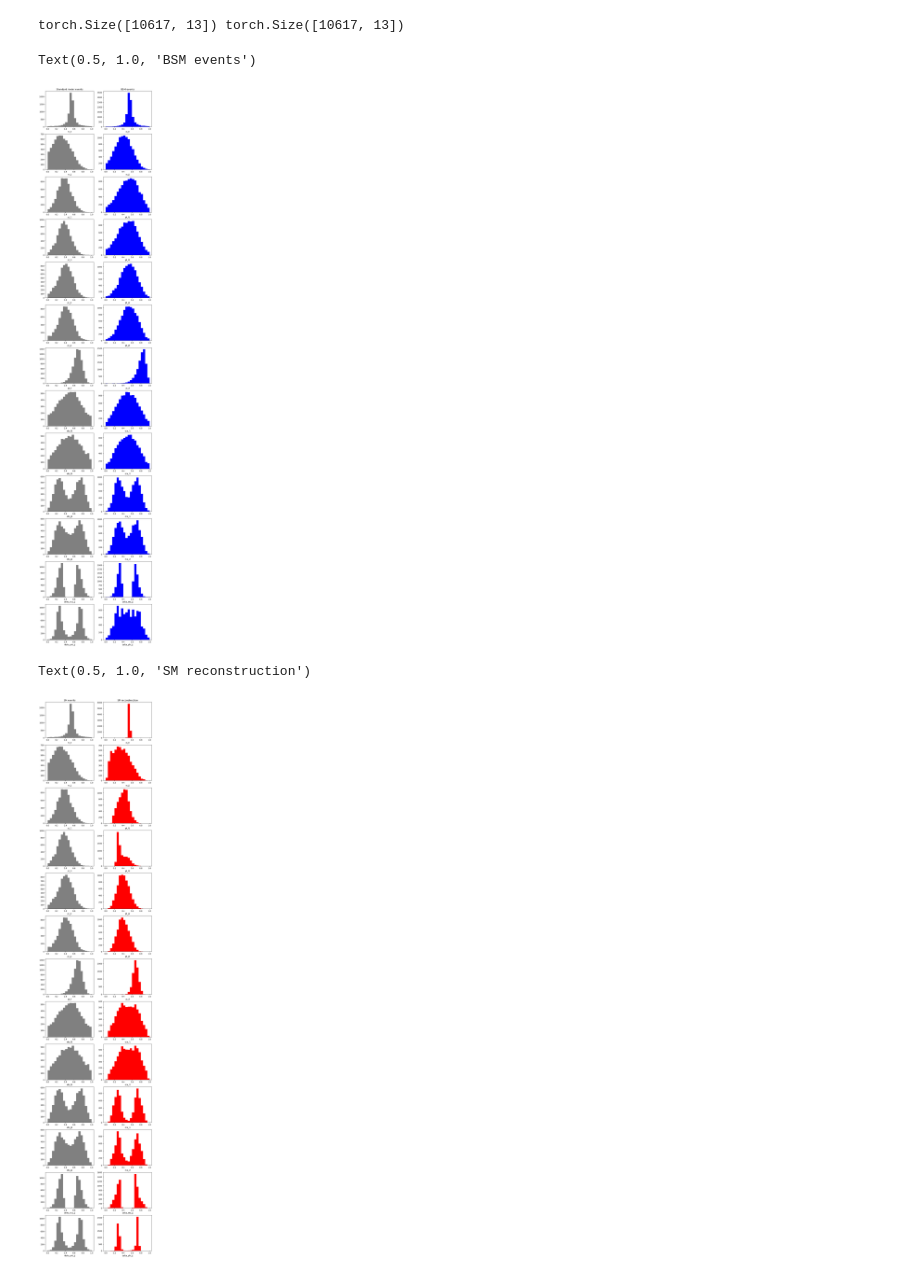
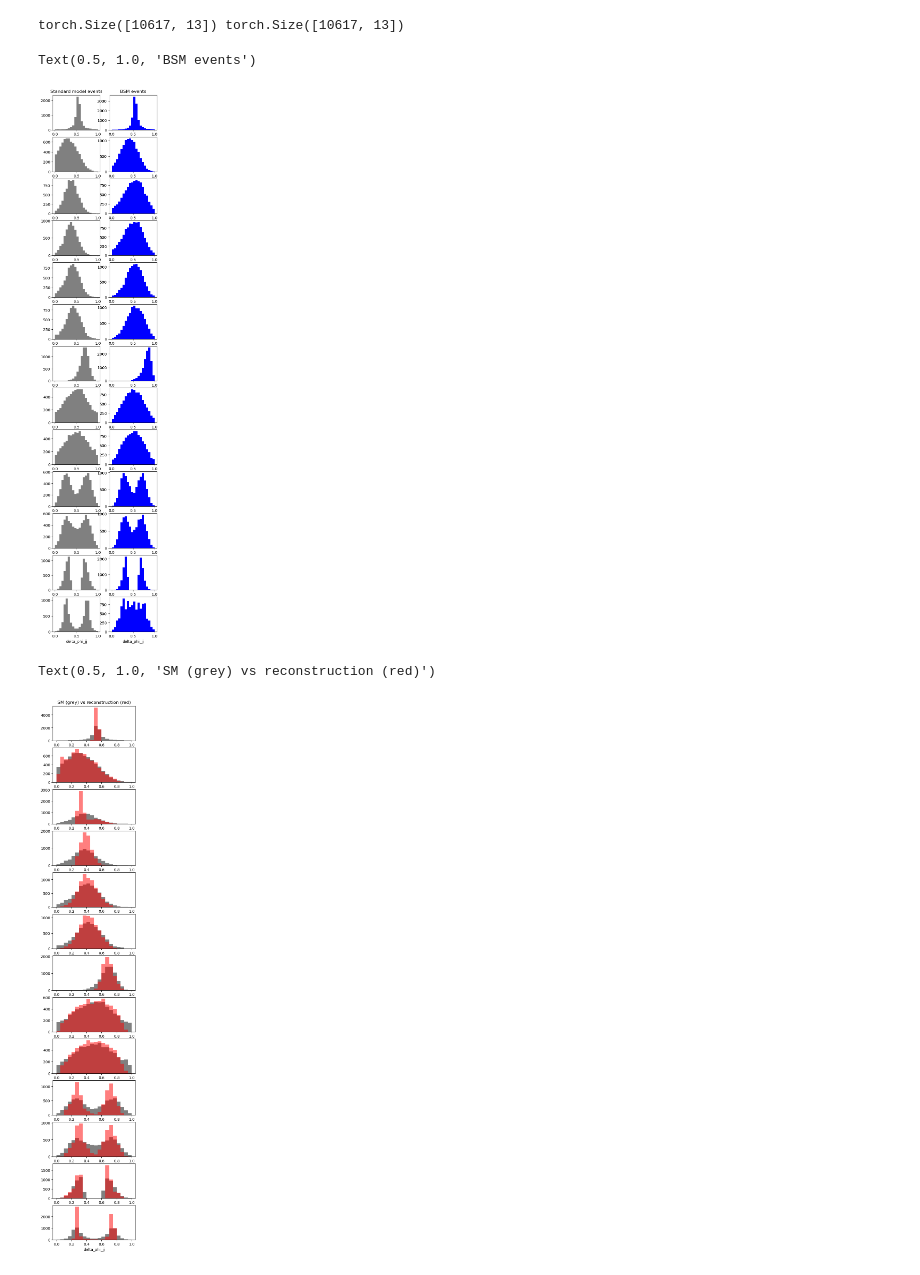
Before and after one commit to baptistebarthe/EFT-VAE, a Jupyter notebook: vae.ipynb, the cells around one changed output. Cells and saved outputs as stored; diff of their text form; code cells hidden in the pictures.

```diff
--- a/vae.ipynb
+++ b/vae.ipynb
@@ -88,7 +88,6 @@ class VAE(nn.Module):
         self,
         input_dim=13,
         intermediate_dim=28,
-        half_input=8,
         latent_dim=3,
         relu_slope=1e-1,
     ):
@@ -102,19 +101,19 @@ class VAE(nn.Module):
             nn.LeakyReLU(relu_slope),
             nn.Linear(intermediate_dim, intermediate_dim),
             nn.LeakyReLU(relu_slope),
-            nn.Linear(intermediate_dim, half_input),
+            nn.Linear(intermediate_dim, 2 * latent_dim),
             nn.LeakyReLU(relu_slope),
         )
 
         # latent mu and variance
-        self.mu_layer = nn.Linear(half_input, latent_dim)
-        self.logvar_layer = nn.Linear(half_input, latent_dim)
+        self.mu_layer = nn.Linear(2 * latent_dim, latent_dim)
+        self.logvar_layer = nn.Linear(2 * latent_dim, latent_dim)
 
         # decoder
         self.decoder = nn.Sequential(
-            nn.Linear(latent_dim, half_input),
+            nn.Linear(latent_dim, 2 * latent_dim),
             nn.LeakyReLU(relu_slope),
-            nn.Linear(half_input, intermediate_dim),
+            nn.Linear(2 * latent_dim, intermediate_dim),
             nn.LeakyReLU(relu_slope),
             nn.Linear(intermediate_dim, intermediate_dim),
             nn.LeakyReLU(relu_slope),
@@ -225,10 +224,10 @@ torch.Size([13898, 13]) torch.Size([13898, 13])
 # %%
 n_bins = 20
 n_features = len(selection)
-fig, ax = plt.subplots(n_features, 2, figsize=(10, 4 * n_features))
+fig, ax = plt.subplots(n_features, 1, figsize=(4, 2 * n_features))
 for i in range(n_features):
-    ax[i, 0].hist(X_test[:, i], bins=n_bins, range=(0, 1), color="grey")
-    ax[i, 1].hist(X_hat[:, i], bins=n_bins, range=(0, 1), color="red")
-    ax[i, 0].set_xlabel(selection[i])
-    ax[i, 1].set_xlabel(selection[i])
+    ax[i].hist(X_test[:, i], bins=n_bins, range=(0, 1), color="grey")
+    ax[i].hist(X_hat[:, i], bins=n_bins, range=(0, 1), color="red", alpha=0.5)
+    ax[i].set_xlabel(selection[i])
+ax[0].set_title("Test set (grey) vs reconstruction (red)")
 # %% [output]
@@ -287,7 +287,7 @@ torch.Size([10617, 13]) torch.Size([10617, 13])
 # %%
 n_bins = 20
 n_features = len(selection)
-fig, ax = plt.subplots(n_features, 2, figsize=(10, 4 * n_features))
+fig, ax = plt.subplots(n_features, 2, figsize=(5, 2 * n_features))
 for i in range(n_features):
     ax[i, 0].hist(X_sm[:, i], bins=n_bins, range=(0, 1), color="grey")
     ax[i, 1].hist(X_bsm[:, i], bins=n_bins, range=(0, 1), color="blue")
@@ -297,21 +297,20 @@ ax[0, 0].set_title("Standard model events")
 ax[0, 1].set_title("BSM events")
 # %% [output]
 Text(0.5, 1.0, 'BSM events')
-[figure, old version]
+[figure, new version]
 # %%
 n_bins = 20
 n_features = len(selection)
-fig, ax = plt.subplots(n_features, 2, figsize=(10, 4 * n_features))
+fig, ax = plt.subplots(n_features, 1, figsize=(4, 2 * n_features))
 for i in range(n_features):
-    ax[i, 0].hist(X_sm[:, i], bins=n_bins, range=(0, 1), color="grey")
-    ax[i, 1].hist(X_sm_hat[:, i], bins=n_bins, range=(0, 1), color="red")
-    ax[i, 0].set_xlabel(selection[i])
-    ax[i, 1].set_xlabel(selection[i])
-ax[0, 0].set_title("SM events")
-ax[0, 1].set_title("SM reconstruction")
+    ax[i].hist(X_sm[:, i], bins=n_bins, range=(0, 1), color="grey")
+    ax[i].hist(X_sm_hat[:, i], bins=n_bins, range=(0, 1), color="red", alpha=0.5)
+    ax[i].set_xlabel(selection[i])
+
+ax[0].set_title("SM (grey) vs reconstruction (red)")
 # %% [output]
-Text(0.5, 1.0, 'SM reconstruction')
+Text(0.5, 1.0, 'SM (grey) vs reconstruction (red)')
-[figure, old version]
+[figure, new version]
 # %%
 n_bins = 20
 n_features = len(selection)
```
Also changed, not shown: parts of 16 cells of this notebook, 8 other files.
